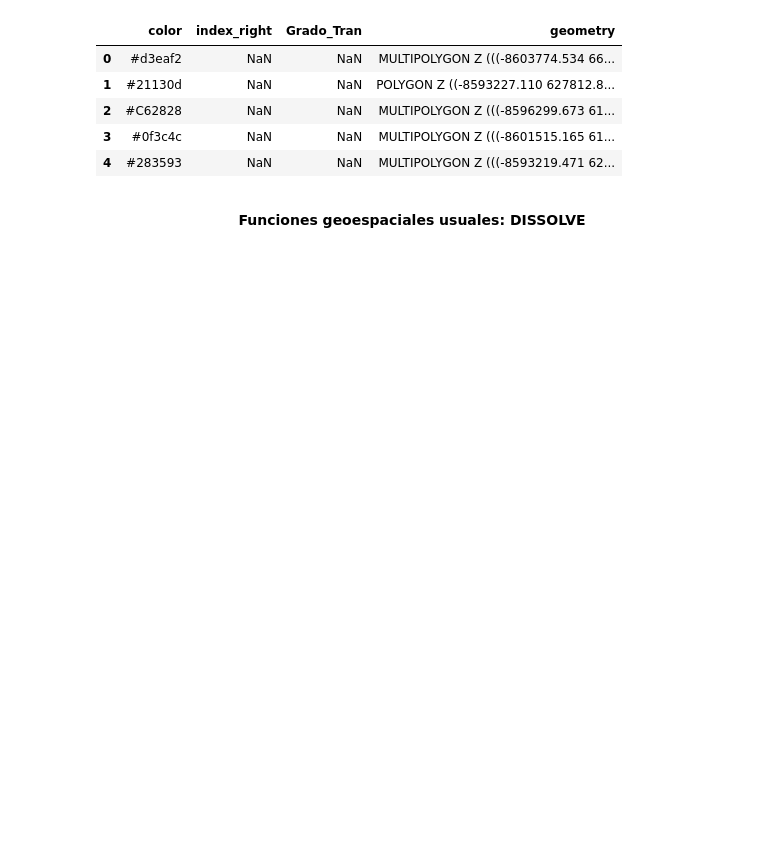
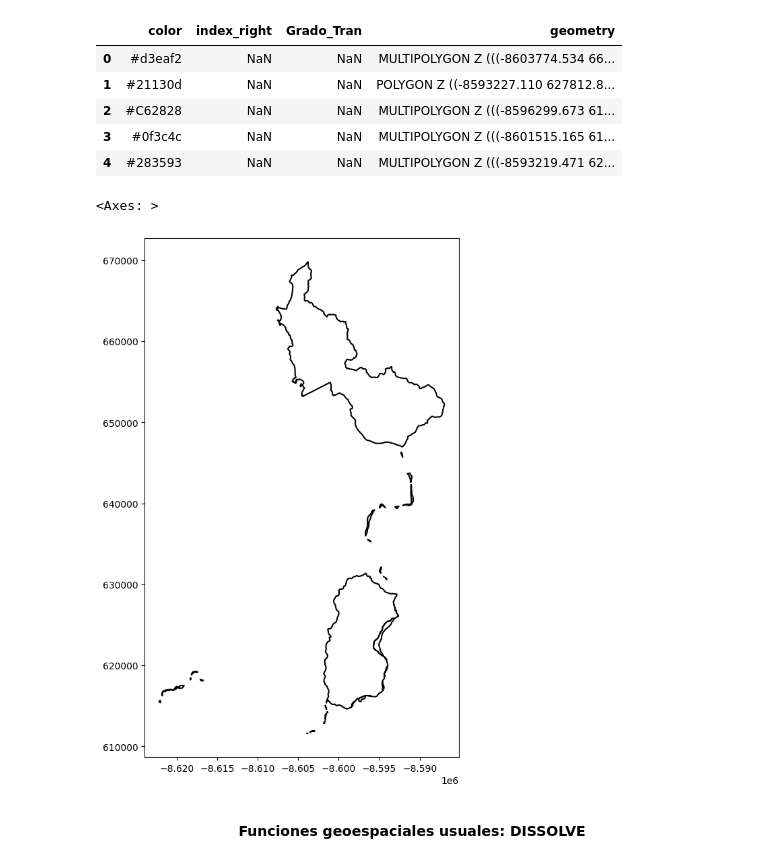
Before and after one commit to monteroanibal/taller_Python_SemanaGEO2024, a Jupyter notebook: tallerPython_SemGEO2024_pt1_exploracion_datos_espaciales.ipynb, the cells around one changed output. Cells and saved outputs as stored; diff of their text form; code cells hidden in the pictures; blank space fills up the shorter version.

```diff
--- a/tallerPython_SemGEO2024_pt1_exploracion_datos_espaciales.ipynb
+++ b/tallerPython_SemGEO2024_pt1_exploracion_datos_espaciales.ipynb
@@ -813,6 +816,11 @@ simdif_nuqui
 | 2 | #C62828 | NaN | NaN | MULTIPOLYGON Z (((-8596299.673 61... |
 | 3 | #0f3c4c | NaN | NaN | MULTIPOLYGON Z (((-8601515.165 61... |
 | 4 | #283593 | NaN | NaN | MULTIPOLYGON Z (((-8593219.471 62... |
+# %%
+simdif_nuqui.boundary.plot(figsize=(10,10), edgecolor='k', alpha=1)
+# %% [output]
+<Axes: >
+[figure, added]
 # %% [markdown]
 **<center> Funciones geoespaciales usuales: DISSOLVE**
 # %% [markdown]
```
Also changed, not shown: parts of 8 cells of this notebook.
